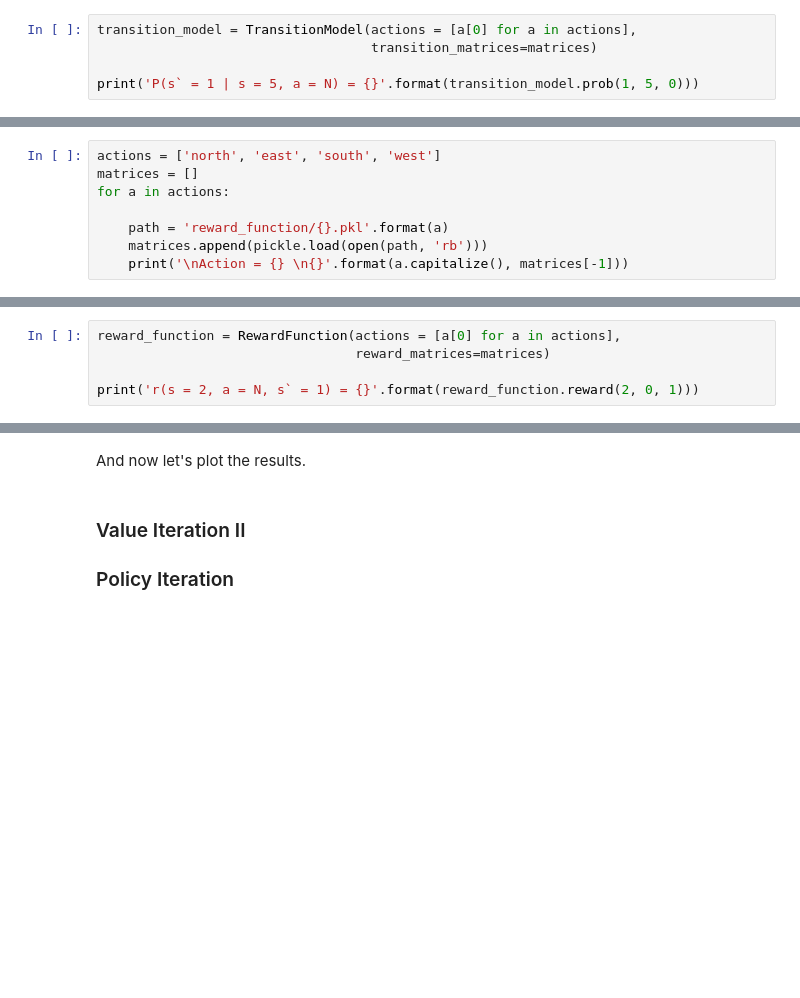
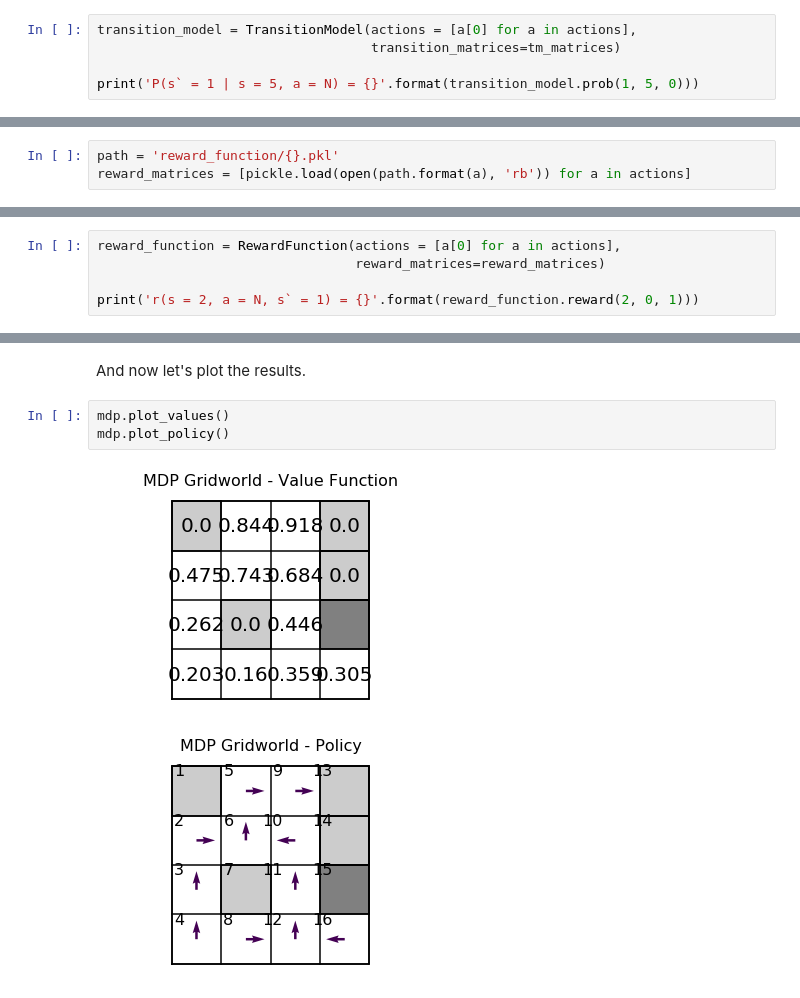
Before and after one commit to evyatarluv/Intelligent-Robotic-Systems, a Jupyter notebook: MDP/report.ipynb, the cells around one changed output, grey strips where cells are left out. Saved outputs shown, nothing was run; the diff lists cells and outputs as text; blank space fills up the shorter version.

Commit message:
Update: move matrices to appendix

```diff
--- a/MDP/report.ipynb
+++ b/MDP/report.ipynb
@@ -59,7 +36,7 @@ matrices. The constructor of the class gets list of actions and list of probabil
 Then I implemented the method `prob` which computes the probability $p(s'|s,a)$. For example:
 # %%
 transition_model = TransitionModel(actions = [a[0] for a in actions],
-                                   transition_matrices=matrices)
+                                   transition_matrices=tm_matrices)
 
 print('P(s` = 1 | s = 5, a = N) = {}'.format(transition_model.prob(1, 5, 0)))
 # %% [output]
@@ -74,11 +51,6 @@ $a$.
-# %%
-actions = ['north', 'east', 'south', 'west']
-matrices = []
-for a in actions:
-
-    path = 'reward_function/{}.pkl'.format(a)
-    matrices.append(pickle.load(open(path, 'rb')))
-    print('\nAction = {} \n{}'.format(a.capitalize(), matrices[-1]))
+# %%
+path = 'reward_function/{}.pkl'
+reward_matrices = [pickle.load(open(path.format(a), 'rb')) for a in actions]
 # %% [markdown]
 I implemented a class names `RewardFunction` which represent a reward function. The constructor
 gets a list of actions and list of reward matrix for each action. Then I implements a method
@@ -86,7 +58,7 @@ to get easily the reward $r(s, a, s')$ by using the method `reward()` which get
 the corresponded reward. For the avoidance of doubt here too I will print out all the matrices I got:
 # %%
 reward_function = RewardFunction(actions = [a[0] for a in actions],
-                                 reward_matrices=matrices)
+                                 reward_matrices=reward_matrices)
 
 print('r(s = 2, a = N, s` = 1) = {}'.format(reward_function.reward(2, 0, 1)))
 # %% [output]
@@ -114,6 +104,8 @@ mdp.value_iteration(theta=10 ** -4, verbose=True)
 # %% [markdown]
 And now let's plot the results.
-# %% [markdown]
-### Value Iteration II
-
-### Policy Iteration
+# %%
+mdp.plot_values()
+mdp.plot_policy()
+# %% [output]
+[figure, added]
+[figure, added]
```
Also changed, not shown: parts of 13 cells of this notebook, 1 other file.
